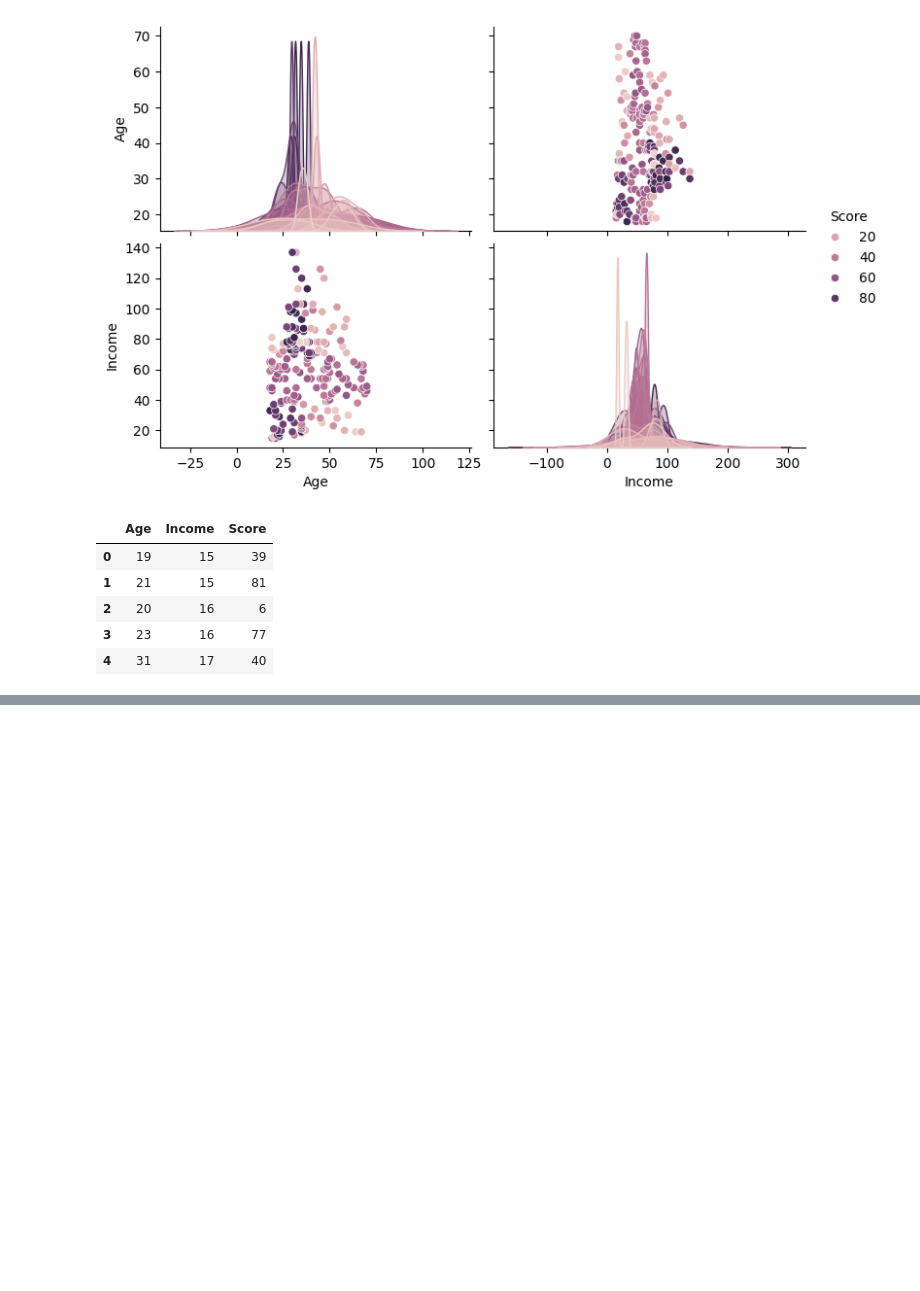
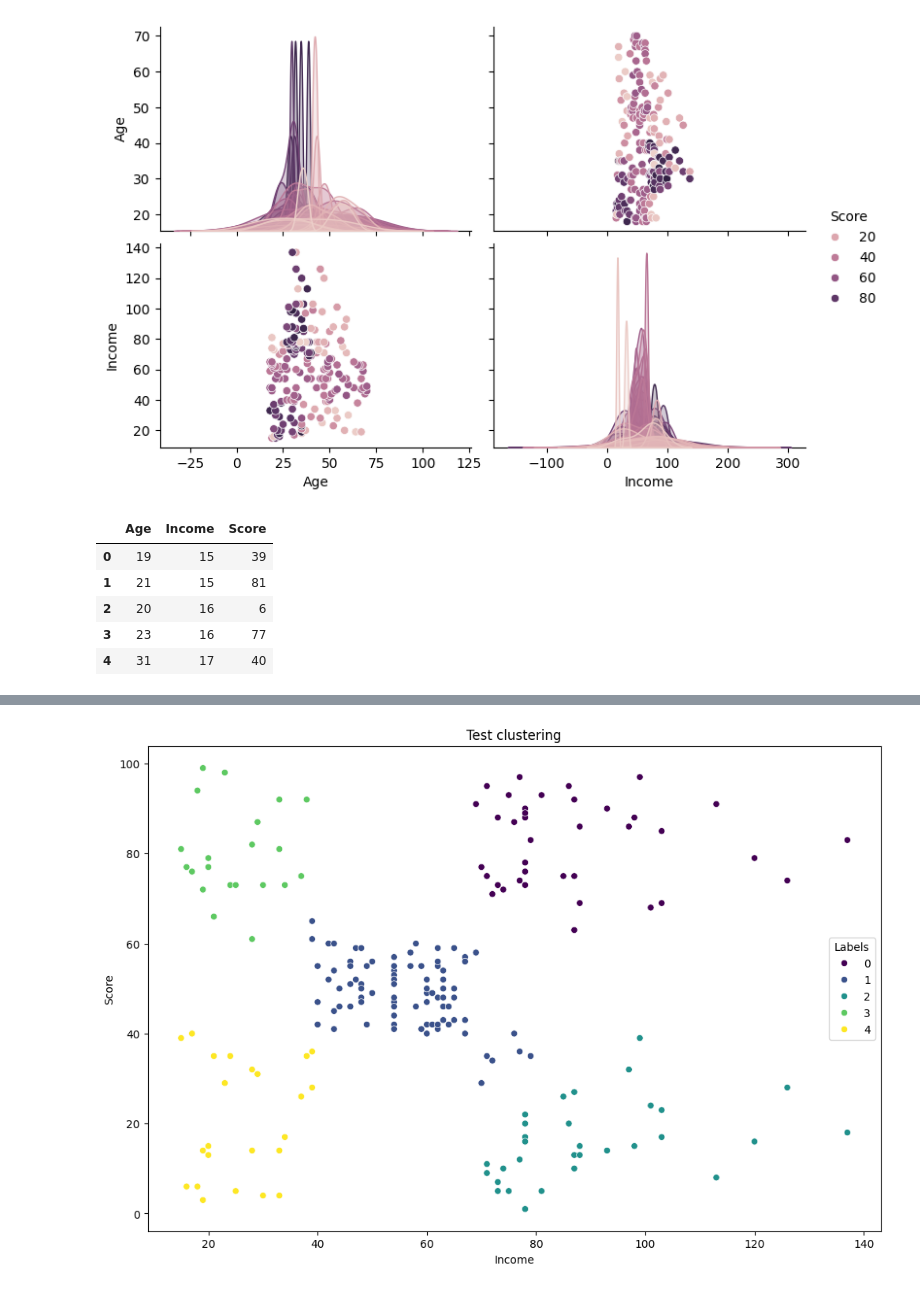
Before and after one commit to Shurkah/PRODIGY_ML_02, a Jupyter notebook: kmeans_alg.ipynb, the cells around one changed output, grey strips where cells are left out. Saved outputs shown, nothing was run; the diff lists cells and outputs as text; code cells hidden in the pictures; blank space fills up the shorter version.

Commit message:
Final clusters

```diff
--- a/kmeans_alg.ipynb
+++ b/kmeans_alg.ipynb
@@ -149,0 +167,16 @@ plt.show()
+# %%
+from sklearn.cluster import AgglomerativeClustering
+
+# Out of all combinations, Income and Score produce the most neat clustering
+# I also tried ward, complete, average and single linkages: ward and complete fit the fata the best
+
+agg = AgglomerativeClustering(n_clusters=5, linkage='complete').fit(df[['Income', 'Score']])
+df['Labels'] = agg.labels_
+
+plt.figure(figsize=(12, 8))
+sns.scatterplot(data=df, x='Income', y='Score', hue='Labels', palette='viridis')
+plt.xlabel('Income')
+plt.ylabel('Score')
+plt.show()
+# %% [output]
+[figure, added]
```
Also changed, not shown: parts of 9 cells of this notebook.
